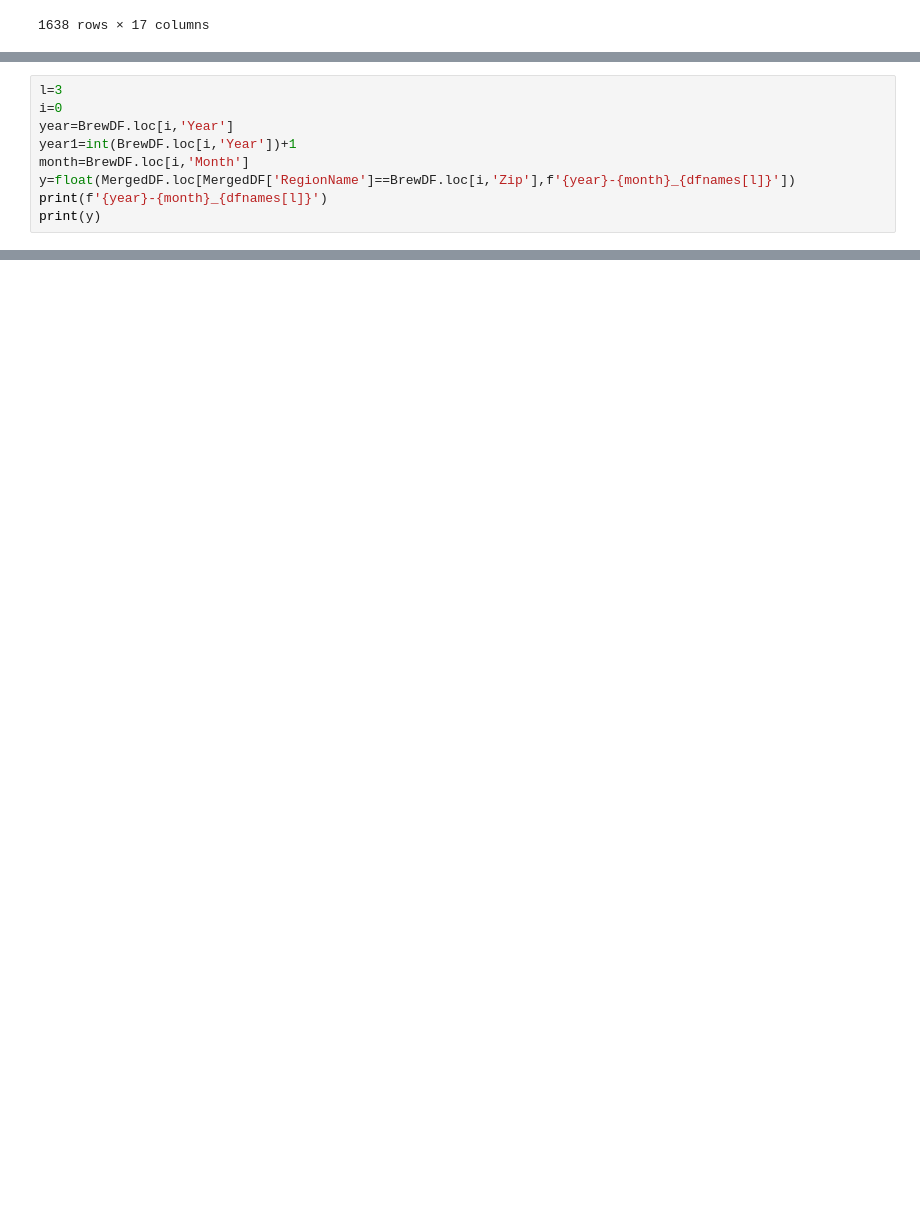
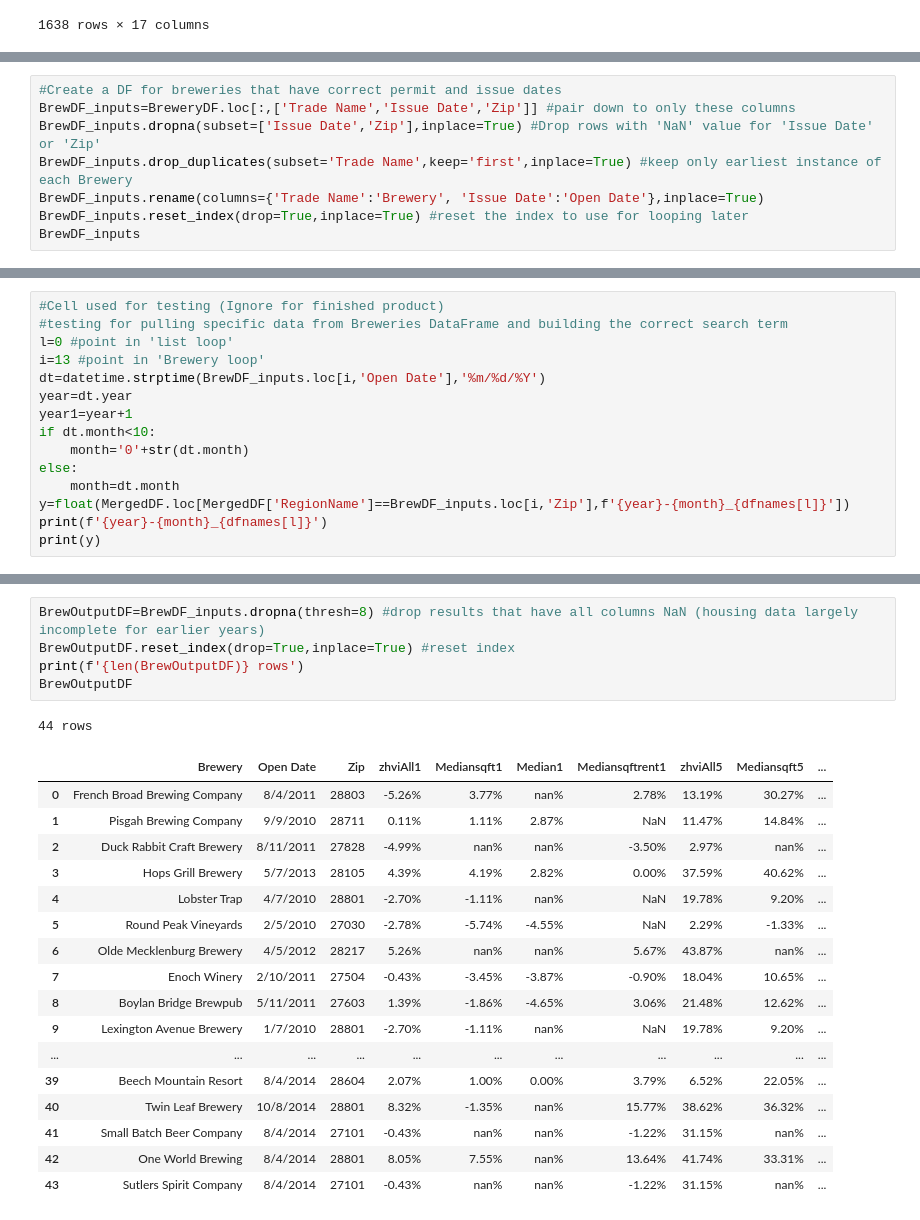
Before and after one commit to jmrafferty/Boot-Camp-Group-Project1, a Jupyter notebook: MASTER FILE.ipynb, the cells around one changed output, grey strips where cells are left out. Cells and saved outputs as stored; diff of their text form; blank space fills up the shorter version.

Commit message:
Add files via upload
Have a working output DataFrame for each brewery and each percentage change in the housing market.

```diff
--- a/MASTER FILE.ipynb
+++ b/MASTER FILE.ipynb
@@ -93,9 +41,0 @@ BrewDF
-# %%
-l=3
-i=0
-year=BrewDF.loc[i,'Year']
-year1=int(BrewDF.loc[i,'Year'])+1
-month=BrewDF.loc[i,'Month']
-y=float(MergedDF.loc[MergedDF['RegionName']==BrewDF.loc[i,'Zip'],f'{year}-{month}_{dfnames[l]}'])
-print(f'{year}-{month}_{dfnames[l]}')
-print(y)
@@ -146,0 +61,8 @@ BrewDF
+# %%
+#Create a DF for breweries that have correct permit and issue dates
+BrewDF_inputs=BreweryDF.loc[:,['Trade Name','Issue Date','Zip']] #pair down to only these columns
+BrewDF_inputs.dropna(subset=['Issue Date','Zip'],inplace=True) #Drop rows with 'NaN' value for 'Issue Date' or 'Zip'
+BrewDF_inputs.drop_duplicates(subset='Trade Name',keep='first',inplace=True) #keep only earliest instance of each Brewery
+BrewDF_inputs.rename(columns={'Trade Name':'Brewery', 'Issue Date':'Open Date'},inplace=True)
+BrewDF_inputs.reset_index(drop=True,inplace=True) #reset the index to use for looping later
+BrewDF_inputs
@@ -146,0 +83,15 @@ BrewDF
+# %%
+#Cell used for testing (Ignore for finished product)
+#testing for pulling specific data from Breweries DataFrame and building the correct search term
+l=0 #point in 'list loop'
+i=13 #point in 'Brewery loop'
+dt=datetime.strptime(BrewDF_inputs.loc[i,'Open Date'],'%m/%d/%Y')
+year=dt.year
+year1=year+1
+if dt.month<10:
+    month='0'+str(dt.month)
+else:
+    month=dt.month
+y=float(MergedDF.loc[MergedDF['RegionName']==BrewDF_inputs.loc[i,'Zip'],f'{year}-{month}_{dfnames[l]}'])
+print(f'{year}-{month}_{dfnames[l]}')
+print(y)
@@ -146,0 +213,24 @@ BrewDF
+# %%
+BrewOutputDF=BrewDF_inputs.dropna(thresh=8) #drop results that have all columns NaN (housing data largely incomplete for earlier years)
+BrewOutputDF.reset_index(drop=True,inplace=True) #reset index
+print(f'{len(BrewOutputDF)} rows')
+BrewOutputDF
+# %% [output]
+44 rows
+|  | Brewery | Open Date | Zip | zhviAll1 | Mediansqft1 | Median1 | Mediansqftrent1 | zhviAll5 | Mediansqft5 | ... |
+| 0 | French Broad Brewing Company | 8/4/2011 | 28803 | -5.26% | 3.77% | nan% | 2.78% | 13.19% | 30.27% | ... |
+| 1 | Pisgah Brewing Company | 9/9/2010 | 28711 | 0.11% | 1.11% | 2.87% | NaN | 11.47% | 14.84% | ... |
+| 2 | Duck Rabbit Craft Brewery | 8/11/2011 | 27828 | -4.99% | nan% | nan% | -3.50% | 2.97% | nan% | ... |
+| 3 | Hops Grill Brewery | 5/7/2013 | 28105 | 4.39% | 4.19% | 2.82% | 0.00% | 37.59% | 40.62% | ... |
+| 4 | Lobster Trap | 4/7/2010 | 28801 | -2.70% | -1.11% | nan% | NaN | 19.78% | 9.20% | ... |
+| 5 | Round Peak Vineyards | 2/5/2010 | 27030 | -2.78% | -5.74% | -4.55% | NaN | 2.29% | -1.33% | ... |
+| 6 | Olde Mecklenburg Brewery | 4/5/2012 | 28217 | 5.26% | nan% | nan% | 5.67% | 43.87% | nan% | ... |
+| 7 | Enoch Winery | 2/10/2011 | 27504 | -0.43% | -3.45% | -3.87% | -0.90% | 18.04% | 10.65% | ... |
+| 8 | Boylan Bridge Brewpub | 5/11/2011 | 27603 | 1.39% | -1.86% | -4.65% | 3.06% | 21.48% | 12.62% | ... |
+| 9 | Lexington Avenue Brewery | 1/7/2010 | 28801 | -2.70% | -1.11% | nan% | NaN | 19.78% | 9.20% | ... |
+| ... | ... | ... | ... | ... | ... | ... | ... | ... | ... | ... |
+| 39 | Beech Mountain Resort | 8/4/2014 | 28604 | 2.07% | 1.00% | 0.00% | 3.79% | 6.52% | 22.05% | ... |
+| 40 | Twin Leaf Brewery | 10/8/2014 | 28801 | 8.32% | -1.35% | nan% | 15.77% | 38.62% | 36.32% | ... |
+| 41 | Small Batch Beer Company | 8/4/2014 | 27101 | -0.43% | nan% | nan% | -1.22% | 31.15% | nan% | ... |
+| 42 | One World Brewing | 8/4/2014 | 28801 | 8.05% | 7.55% | nan% | 13.64% | 41.74% | 33.31% | ... |
+| 43 | Sutlers Spirit Company | 8/4/2014 | 27101 | -0.43% | nan% | nan% | -1.22% | 31.15% | nan% | ... |
```
Also changed, not shown: parts of 11 cells of this notebook.
